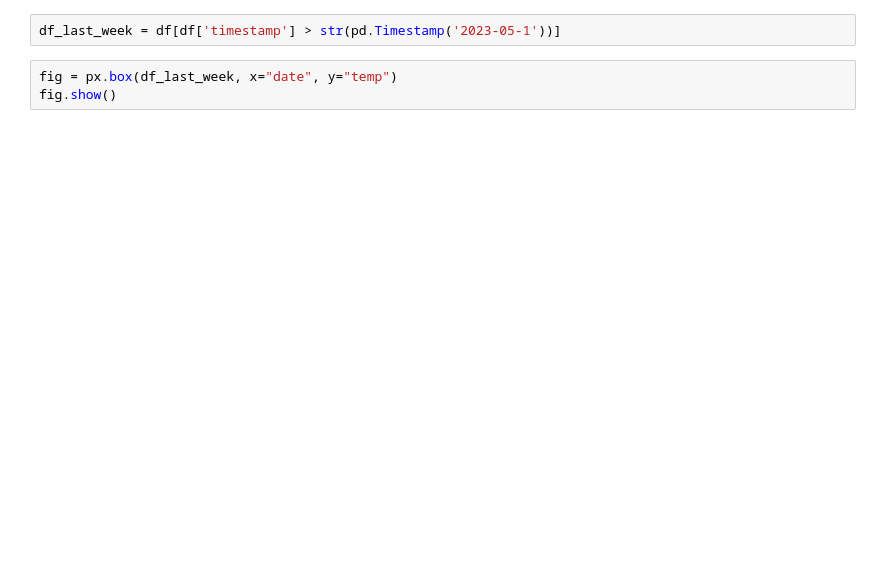
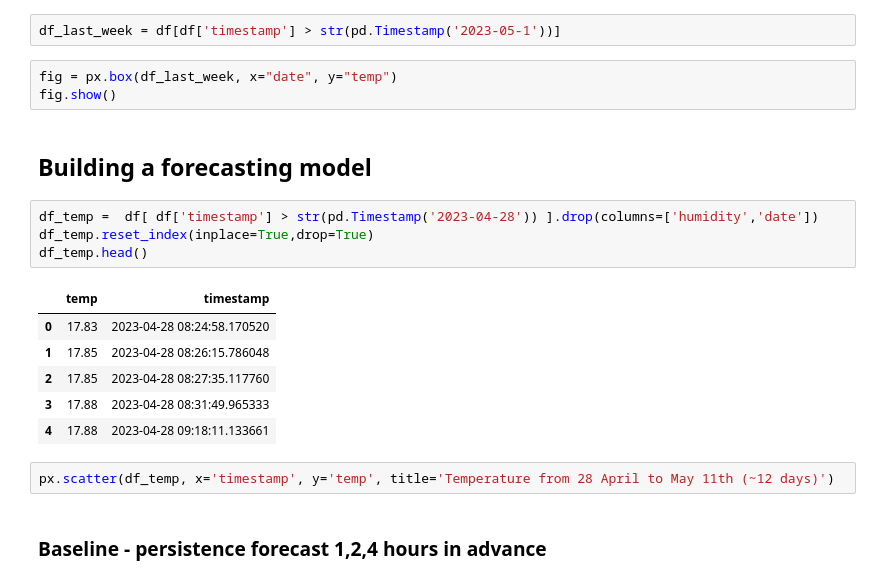
Before and after one commit to bndxn/raspberry-pi-notes, a Jupyter notebook: analysis/analysis.ipynb, the cells around one changed output. Drawn from its saved outputs; the diff is of its cells as text; blank space fills up the shorter version.

```diff
--- a/analysis/analysis.ipynb
+++ b/analysis/analysis.ipynb
@@ -66,3 +60,20 @@ df_last_week = df[df['timestamp'] > str(pd.Timestamp('2023-05-1'))]
 # %%
 fig = px.box(df_last_week, x="date", y="temp")
 fig.show()
+# %% [markdown]
+## Building a forecasting model
+# %%
+df_temp =  df[ df['timestamp'] > str(pd.Timestamp('2023-04-28')) ].drop(columns=['humidity','date'])
+df_temp.reset_index(inplace=True,drop=True)
+df_temp.head()
+# %% [output]
+|  | temp | timestamp |
+| 0 | 17.83 | 2023-04-28 08:24:58.170520 |
+| 1 | 17.85 | 2023-04-28 08:26:15.786048 |
+| 2 | 17.85 | 2023-04-28 08:27:35.117760 |
+| 3 | 17.88 | 2023-04-28 08:31:49.965333 |
+| 4 | 17.88 | 2023-04-28 09:18:11.133661 |
+# %%
+px.scatter(df_temp, x='timestamp', y='temp', title='Temperature from 28 April to May 11th (~12 days)')
+# %% [markdown]
+### Baseline - persistence forecast 1,2,4 hours in advance
```
Also changed, not shown: parts of 5 cells of this notebook.
